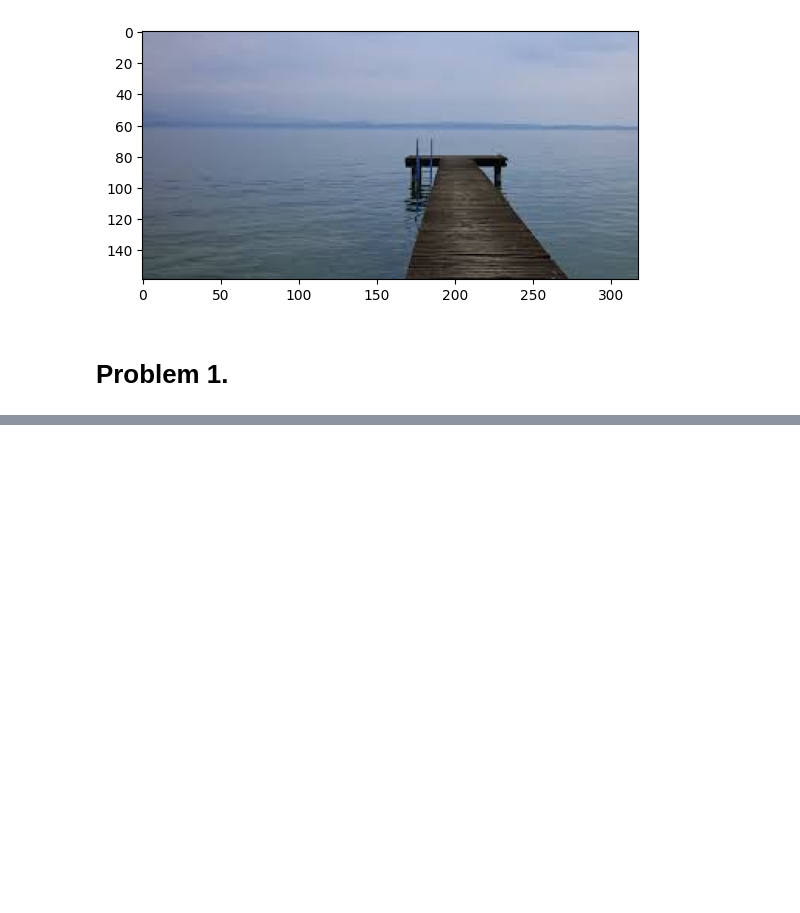
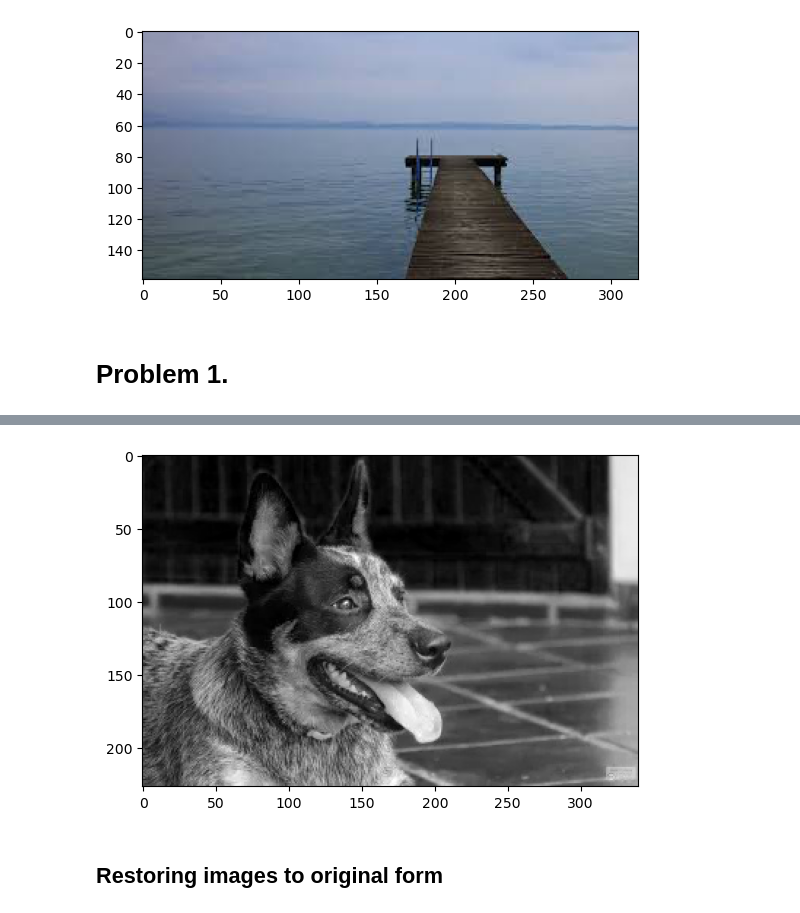
Before and after one commit to ochamodev/lab1_textmining_19001395_v, a Jupyter notebook: lab1_text_mining_19001395_v.ipynb, the cells around one changed output, grey strips where cells are left out. Drawn from its saved outputs; the diff is of its cells as text; code cells hidden in the pictures; blank space fills up the shorter version.

```diff
--- a/lab1_text_mining_19001395_v.ipynb
+++ b/lab1_text_mining_19001395_v.ipynb
@@ -71,0 +99,11 @@ plt.show()
+# %%
+img3P2blue = cv2.imread("./imgs/perro/perro_salida_gray_azul.jpg")
+img3P2red = cv2.imread("./imgs/perro/perro_salida_gray_rojo.jpg")
+img3P2green = cv2.imread("./imgs/perro/perro_salida_gray_verde.jpg")
+
+plt.imshow(img3P2blue)
+plt.show()
+# %% [output]
+[figure, added]
+# %% [markdown]
+## Restoring images to original form
```
Also changed, not shown: parts of 28 cells of this notebook.
